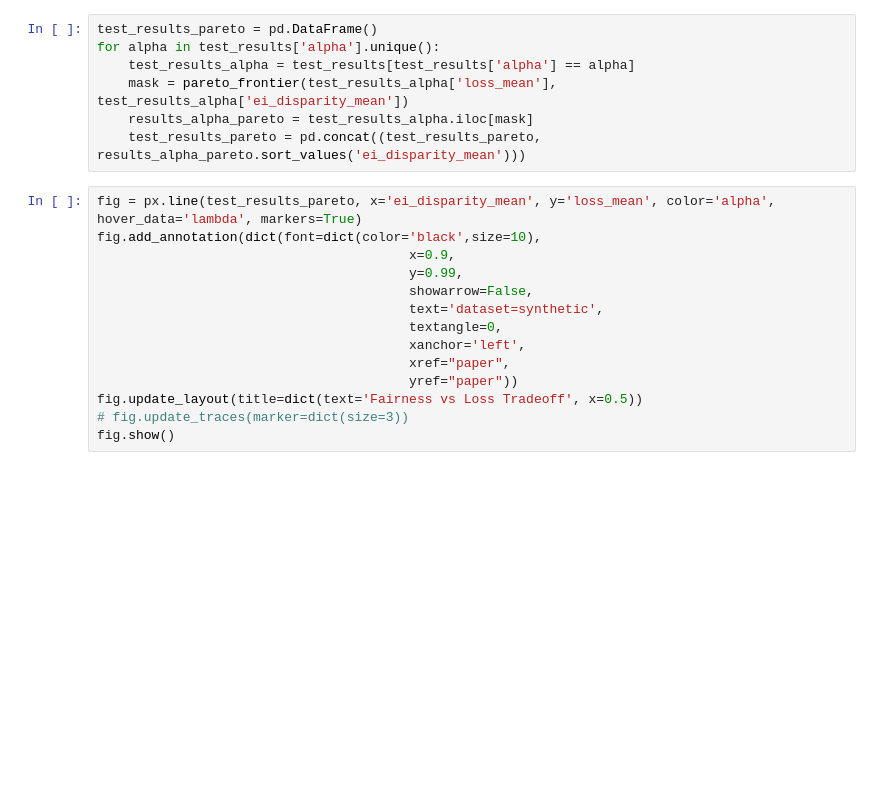
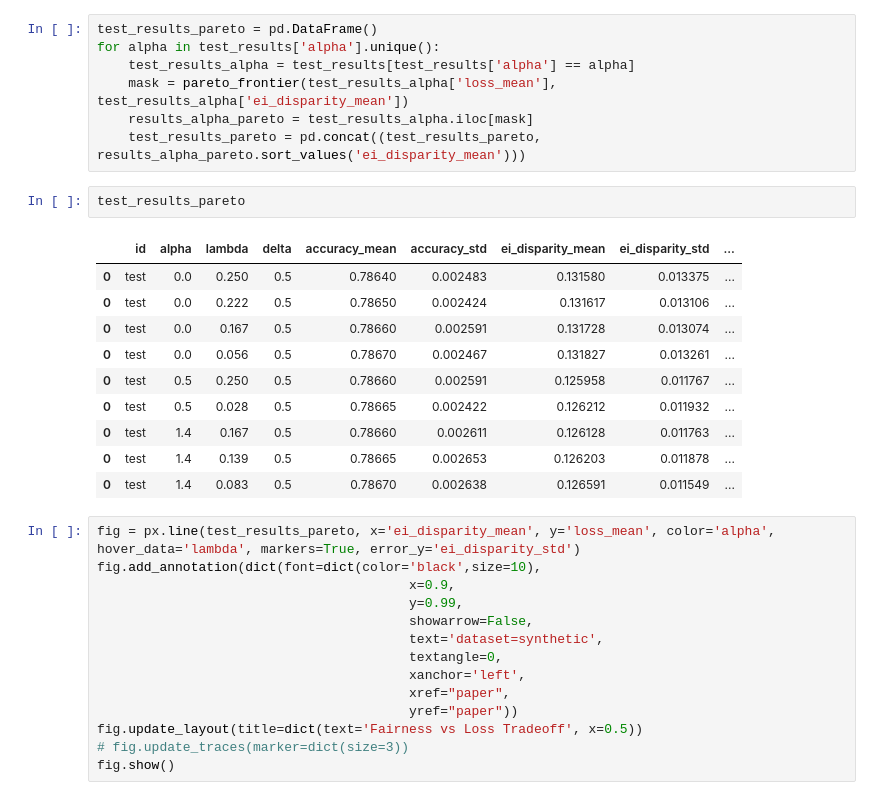
Before and after one commit to kshitij-kayastha/EqualImprovability, a Jupyter notebook: src/test_robustness.ipynb, the cells around one changed output. Drawn from its saved outputs; the diff is of its cells as text; blank space fills up the shorter version.

```diff
--- a/src/test_robustness.ipynb
+++ b/src/test_robustness.ipynb
@@ -171,8 +170,21 @@ for alpha in test_results['alpha'].unique():
     mask = pareto_frontier(test_results_alpha['loss_mean'], test_results_alpha['ei_disparity_mean'])
     results_alpha_pareto = test_results_alpha.iloc[mask]
     test_results_pareto = pd.concat((test_results_pareto, results_alpha_pareto.sort_values('ei_disparity_mean')))
+# %%
+test_results_pareto
+# %% [output]
+|  | id | alpha | lambda | delta | accuracy_mean | accuracy_std | ei_disparity_mean | ei_disparity_std | ... |
+| 0 | test | 0.0 | 0.250 | 0.5 | 0.78640 | 0.002483 | 0.131580 | 0.013375 | ... |
+| 0 | test | 0.0 | 0.222 | 0.5 | 0.78650 | 0.002424 | 0.131617 | 0.013106 | ... |
+| 0 | test | 0.0 | 0.167 | 0.5 | 0.78660 | 0.002591 | 0.131728 | 0.013074 | ... |
+| 0 | test | 0.0 | 0.056 | 0.5 | 0.78670 | 0.002467 | 0.131827 | 0.013261 | ... |
+| 0 | test | 0.5 | 0.250 | 0.5 | 0.78660 | 0.002591 | 0.125958 | 0.011767 | ... |
+| 0 | test | 0.5 | 0.028 | 0.5 | 0.78665 | 0.002422 | 0.126212 | 0.011932 | ... |
+| 0 | test | 1.4 | 0.167 | 0.5 | 0.78660 | 0.002611 | 0.126128 | 0.011763 | ... |
+| 0 | test | 1.4 | 0.139 | 0.5 | 0.78665 | 0.002653 | 0.126203 | 0.011878 | ... |
+| 0 | test | 1.4 | 0.083 | 0.5 | 0.78670 | 0.002638 | 0.126591 | 0.011549 | ... |
 # %%
-fig = px.line(test_results_pareto, x='ei_disparity_mean', y='loss_mean', color='alpha', hover_data='lambda', markers=True)
+fig = px.line(test_results_pareto, x='ei_disparity_mean', y='loss_mean', color='alpha', hover_data='lambda', markers=True, error_y='ei_disparity_std')
 fig.add_annotation(dict(font=dict(color='black',size=10),
                                         x=0.9,
                                         y=0.99,
```
Also changed, not shown: parts of 6 cells of this notebook, 4 other files.
